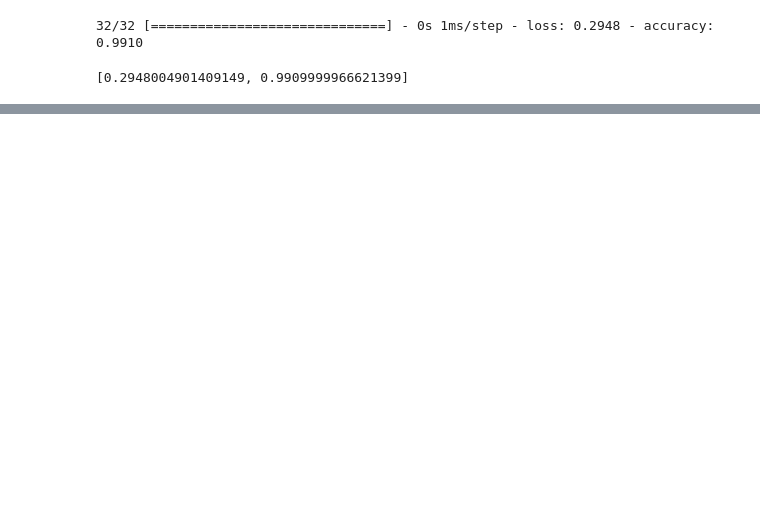
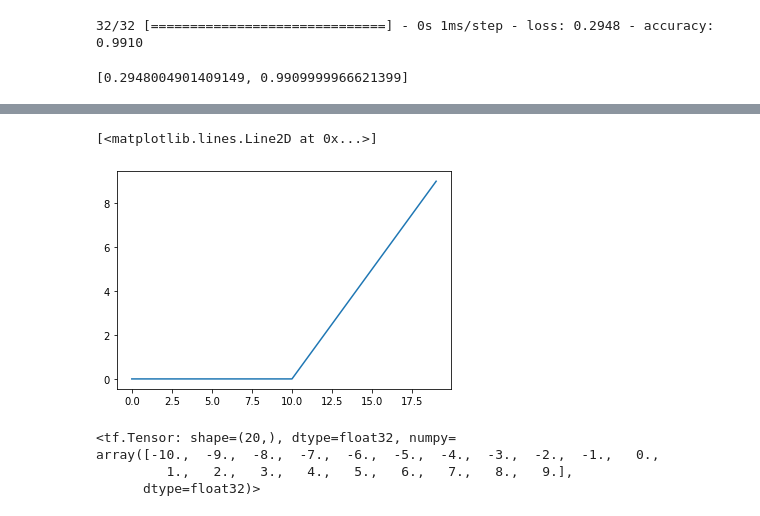
Before and after one commit to pratikktiwari/Deep-Learning, a Jupyter notebook: 02_Neural_Network_Classification.ipynb, the cells around one changed output, grey strips where cells are left out. Saved outputs shown, nothing was run; the diff lists cells and outputs as text; code cells hidden in the pictures; blank space fills up the shorter version.

```diff
--- a/02_Neural_Network_Classification.ipynb
+++ b/02_Neural_Network_Classification.ipynb
@@ -546,0 +597,14 @@ TypeError: ignored
+# %%
+# Plot the ReLU modified tensor
+plt.plot(relu(A))
+# %% [output]
+[<matplotlib.lines.Line2D at 0x...>]
+[figure, added]
+# %%
+# Let's try the linear activation function
+tf.keras.activations.linear(A)
+# %% [output]
+<tf.Tensor: shape=(20,), dtype=float32, numpy=
+array([-10.,  -9.,  -8.,  -7.,  -6.,  -5.,  -4.,  -3.,  -2.,  -1.,   0.,
+         1.,   2.,   3.,   4.,   5.,   6.,   7.,   8.,   9.],
+      dtype=float32)>
```
Also changed, not shown: parts of 32 cells of this notebook.
